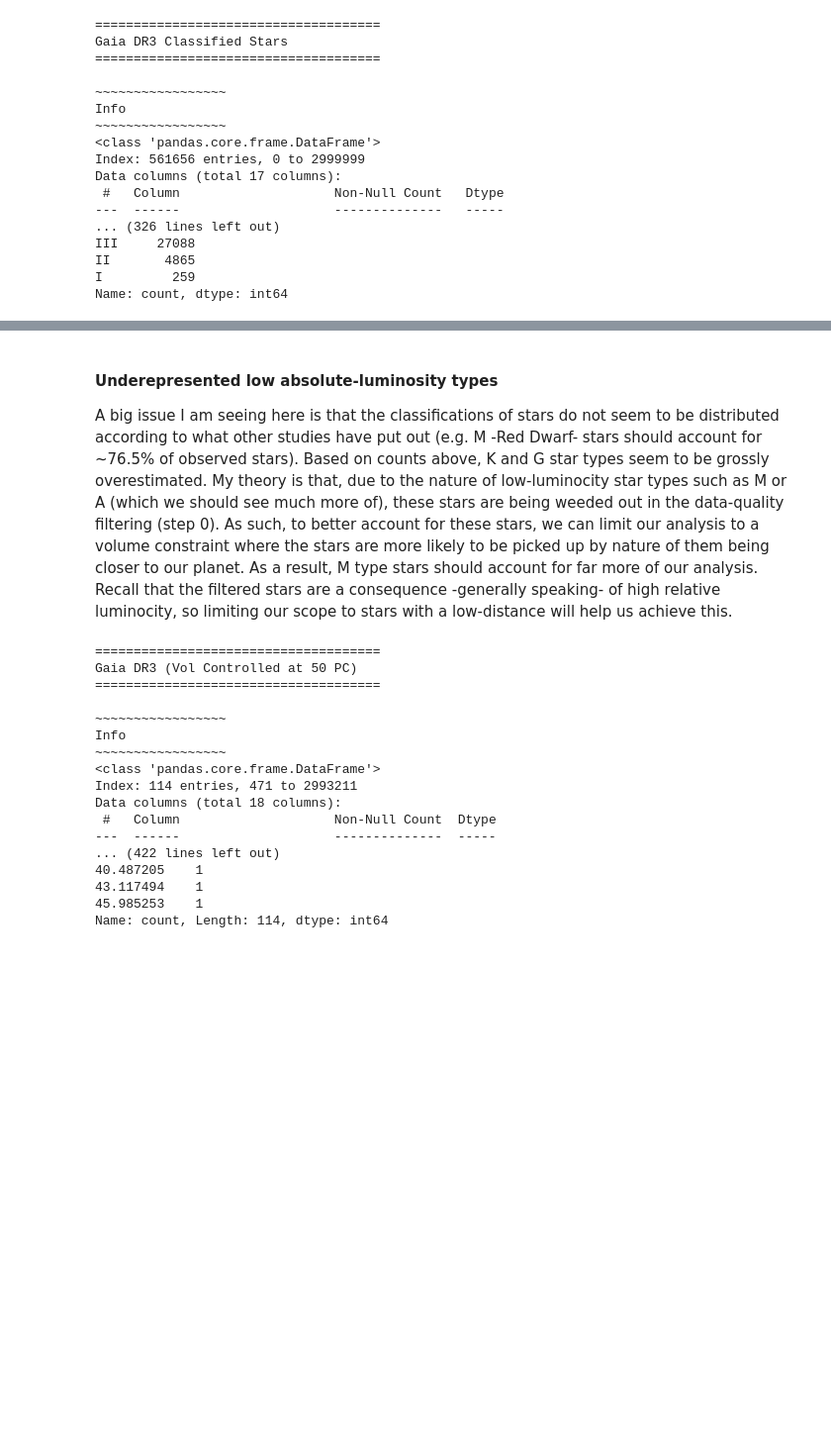
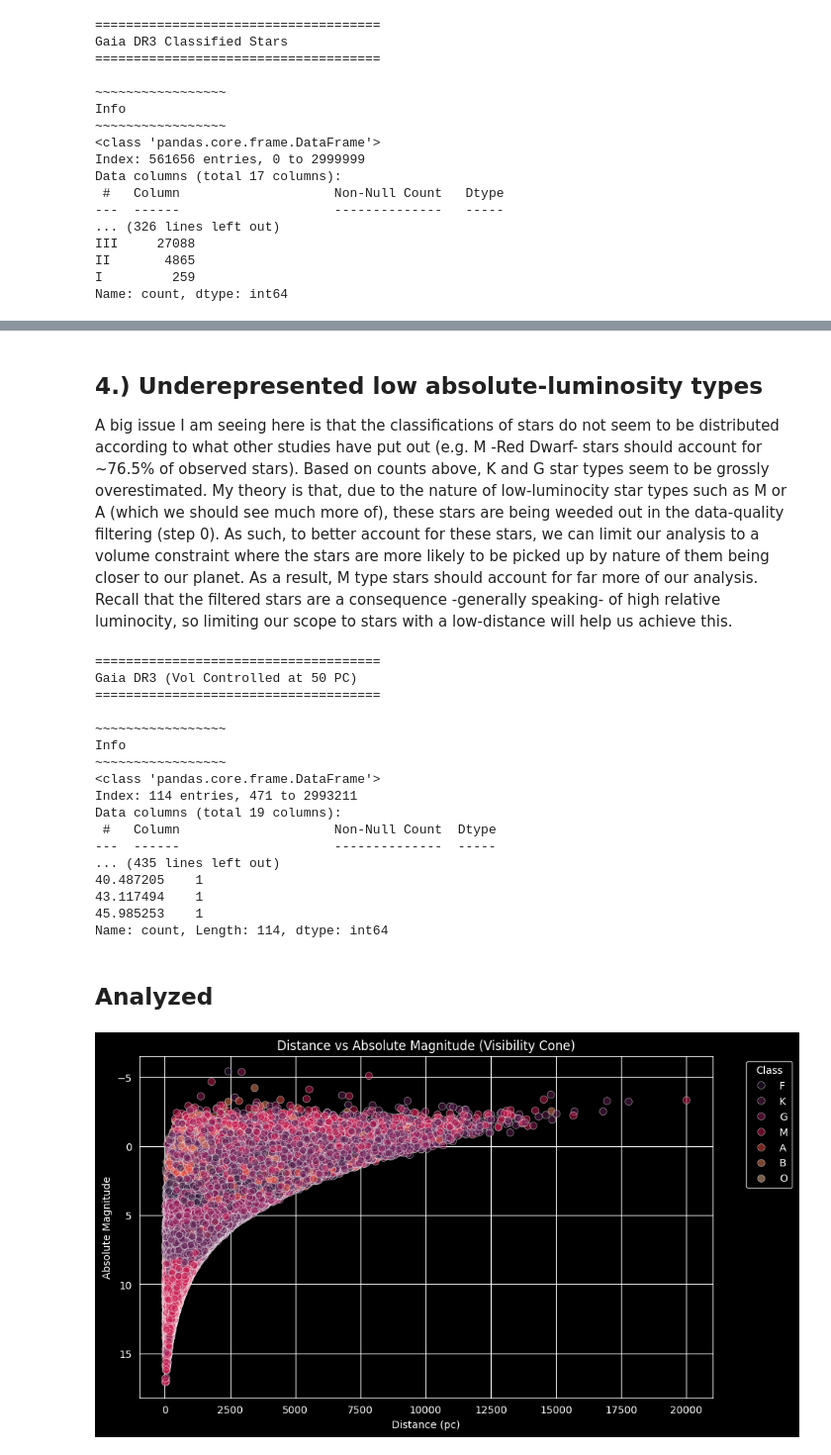
Before and after one commit to NorthrupRobert/Exoplanet_Analysis, a Jupyter notebook: notebooks/02_clean_and _explore_gaiadr3.ipynb, the cells around one changed output, grey strips where cells are left out. Shown at 99% size. Drawn from its saved outputs; the diff is of its cells as text; code cells hidden in the pictures; blank space fills up the shorter version.

Commit message:
star classification viz cone

```diff
--- a/notebooks/02_clean_and _explore_gaiadr3.ipynb
+++ b/notebooks/02_clean_and _explore_gaiadr3.ipynb
@@ -206,0 +205,3 @@ Name: count, dtype: int64
+# %%
+# apply confidence flag
+gaia_df['confidence_flag'] = gaia_df.apply(h.calc_class_confidence_flag, axis=1)
@@ -207,5 +229,5 @@ Name: count, dtype: int64
 # %% [markdown]
-#### Underepresented low absolute-luminosity types
+## 4.) Underepresented low absolute-luminosity types
 A big issue I am seeing here is that the classifications of stars do not seem to be distributed according to what other studies have put out (e.g. M -Red Dwarf- stars should account for ~76.5% of observed stars). Based on counts above, K and G star types seem to be grossly overestimated. My theory is that, due to the nature of low-luminocity star types such as M or A (which we should see much more of), these stars are being weeded out in the data-quality filtering (step 0). As such, to better account for these stars, we can limit our analysis to a volume constraint where the stars are more likely to be picked up by nature of them being closer to our planet. As a result, M type stars should account for far more of our analysis. Recall that the filtered stars are a consequence -generally speaking- of high relative luminocity, so limiting our scope to stars with a low-distance will help us achieve this.
 # %%
 # distance of star in parcecs
@@ -231,11 +253,37 @@ Info
 ~~~~~~~~~~~~~~~~~
 <class 'pandas.core.frame.DataFrame'>
 Index: 114 entries, 471 to 2993211
-Data columns (total 18 columns):
+Data columns (total 19 columns):
  #   Column                    Non-Null Count  Dtype
 ---  ------                    --------------  -----
-... (422 lines left out)
+... (435 lines left out)
 40.487205    1
 43.117494    1
 45.985253    1
 Name: count, Length: 114, dtype: int64
+# %% [markdown]
+## Analyzed
+# %%
+import seaborn as sns
+import matplotlib.pyplot as plt
+
+plt.figure(figsize=(10,6))
+sns.scatterplot(
+    data=gaia_df,
+    x='distance_pc',
+    y='abs_mag',
+    hue='st_class',
+    s=50,
+    alpha=0.5,
+    palette='rocket'
+)
+
+plt.gca().invert_yaxis()  # brighter = lower magnitude
+plt.xlabel("Distance (pc)")
+plt.ylabel("Absolute Magnitude")
+plt.title("Distance vs Absolute Magnitude (Visibility Cone)")
+plt.legend(title="Class", bbox_to_anchor=(1.05, 1), loc='upper left')
+# plt.tight_layout()
+plt.show()
+# %% [output]
+[figure, added]
```
Also changed, not shown: parts of 7 cells of this notebook, 2 other files.
